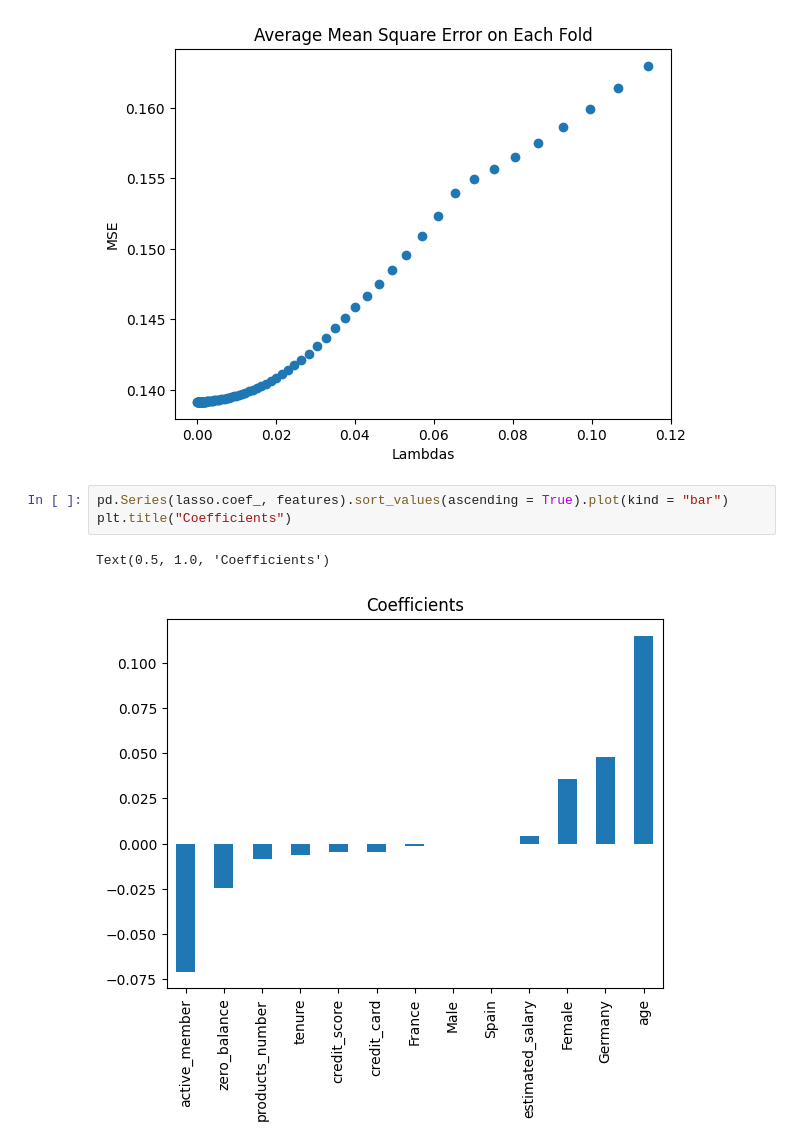
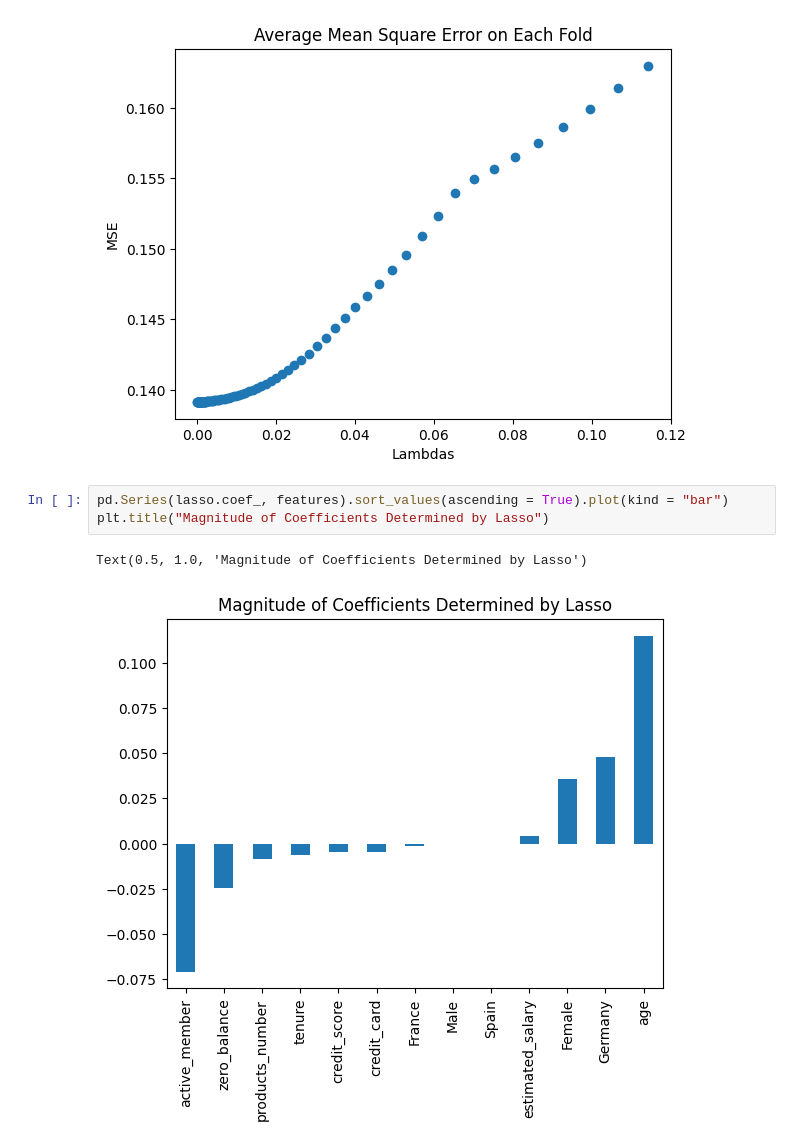
Before and after one commit to mmwitters/CDA_Project, a Jupyter notebook: Final Project.ipynb, the cells around one changed output. Drawn from its saved outputs; the diff is of its cells as text.

```diff
--- a/Final Project.ipynb
+++ b/Final Project.ipynb
@@ -310,7 +310,7 @@ Text(0, 0.5, 'MSE')
 [figure]
 # %%
 pd.Series(lasso.coef_, features).sort_values(ascending = True).plot(kind = "bar")
-plt.title("Coefficients")
+plt.title("Magnitude of Coefficients Determined by Lasso")
 # %% [output]
-Text(0.5, 1.0, 'Coefficients')
+Text(0.5, 1.0, 'Magnitude of Coefficients Determined by Lasso')
-[figure, old version]
+[figure, new version]
```
